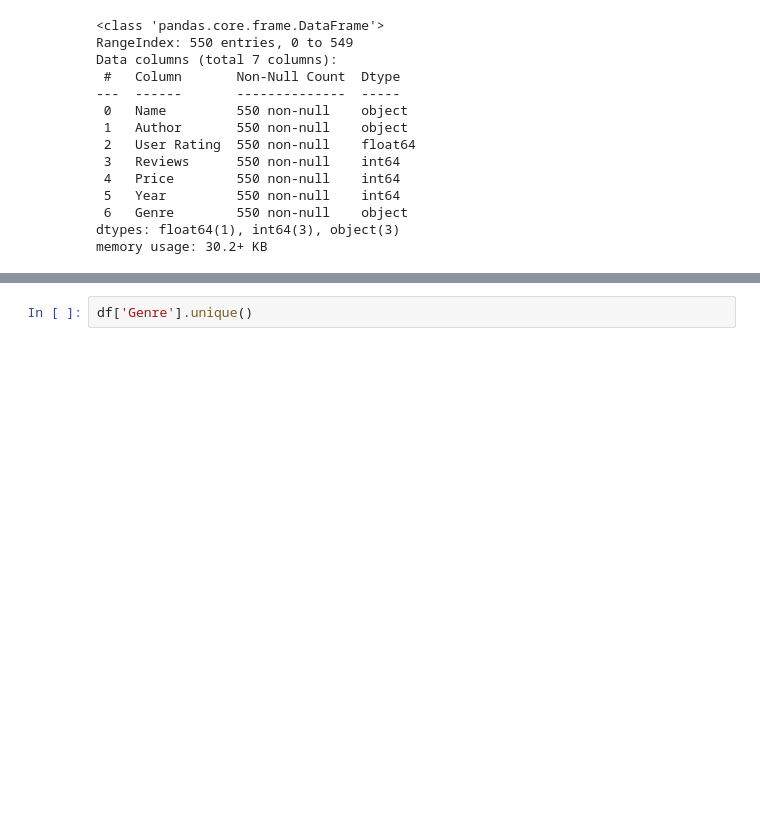
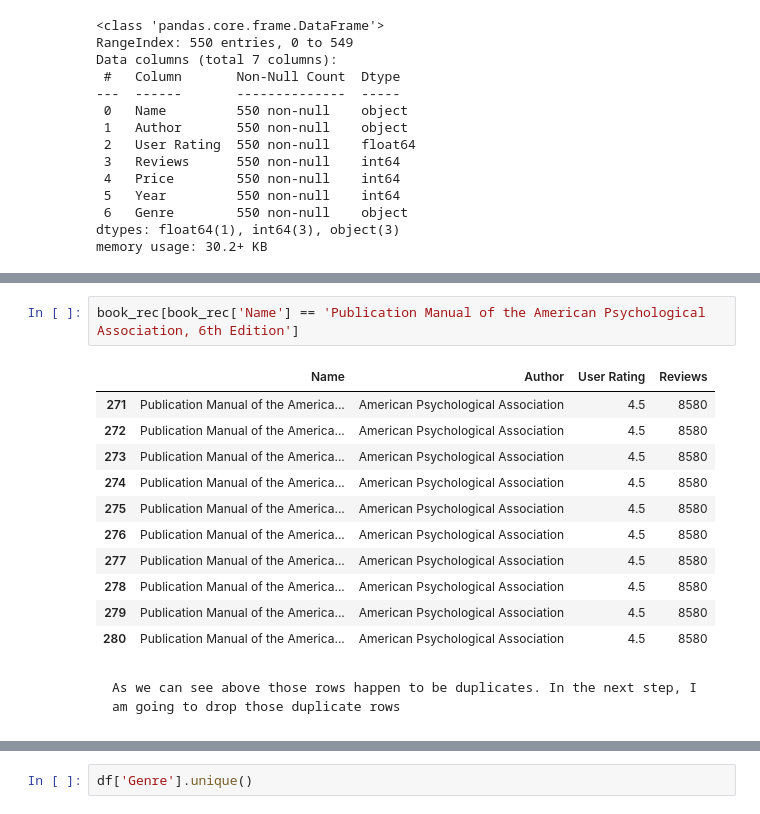
Before and after one commit to ali-d-nasseri/Recommender-System, a Jupyter notebook: Amazon Best Selling Books 2009-2019.ipynb, the cells around one changed output, grey strips where cells are left out. Drawn from its saved outputs; the diff is of its cells as text; blank space fills up the shorter version.

```diff
--- a/Amazon Best Selling Books 2009-2019.ipynb
+++ b/Amazon Best Selling Books 2009-2019.ipynb
@@ -43,0 +91,16 @@ memory usage: 30.2+ KB
+# %%
+book_rec[book_rec['Name'] == 'Publication Manual of the American Psychological Association, 6th Edition']
+# %% [output]
+|  | Name | Author | User Rating | Reviews |
+| 271 | Publication Manual of the America... | American Psychological Association | 4.5 | 8580 |
+| 272 | Publication Manual of the America... | American Psychological Association | 4.5 | 8580 |
+| 273 | Publication Manual of the America... | American Psychological Association | 4.5 | 8580 |
+| 274 | Publication Manual of the America... | American Psychological Association | 4.5 | 8580 |
+| 275 | Publication Manual of the America... | American Psychological Association | 4.5 | 8580 |
+| 276 | Publication Manual of the America... | American Psychological Association | 4.5 | 8580 |
+| 277 | Publication Manual of the America... | American Psychological Association | 4.5 | 8580 |
+| 278 | Publication Manual of the America... | American Psychological Association | 4.5 | 8580 |
+| 279 | Publication Manual of the America... | American Psychological Association | 4.5 | 8580 |
+| 280 | Publication Manual of the America... | American Psychological Association | 4.5 | 8580 |
+# %% [markdown]
+    As we can see above those rows happen to be duplicates. In the next step, I am going to drop those duplicate rows
```
Also changed, not shown: parts of 12 cells of this notebook.
